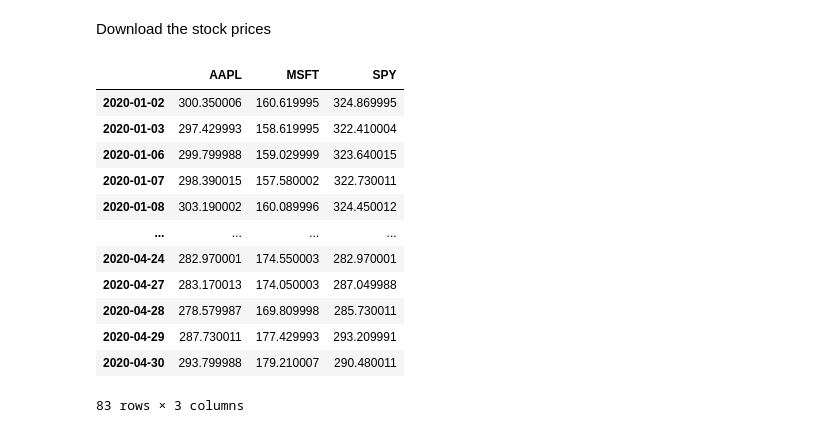
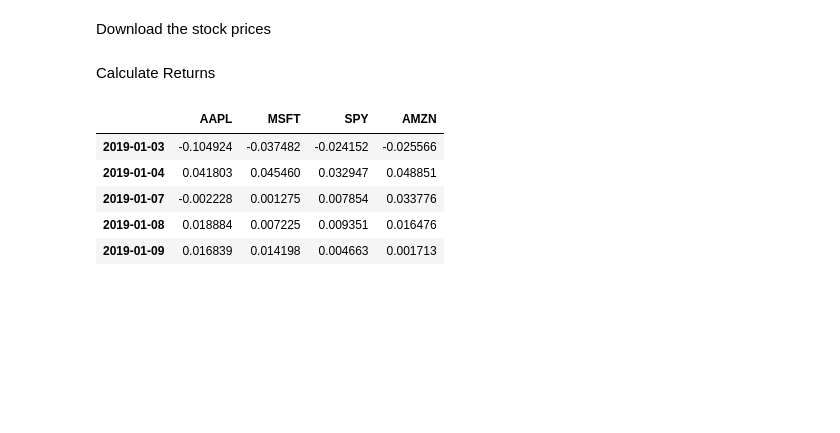
Before and after one commit to mateomarks/Portfolio-Management, a Jupyter notebook: Monte Carlo 2020.ipynb, the cells around one changed output. Cells and saved outputs as stored; diff of their text form; code cells hidden in the pictures; blank space fills up the shorter version.

```diff
--- a/Monte Carlo 2020.ipynb
+++ b/Monte Carlo 2020.ipynb
@@ -19,8 +20,9 @@ Download the stock prices
 ticker = 'AAPL'
 ticker2 = 'MSFT'
 ticker3 = 'SPY'
+ticker4 = 'AMZN'
 freq = 'daily'
-start_date = '2020-01-01'
+start_date = '2019-01-01'
 end_date = '2020-05-01'
 
 
@@ -36,6 +38,8 @@ def clean_stock_data(stock_data_list):
 aapl_financials = YahooFinancials(ticker)
 mfst_financials = YahooFinancials(ticker2)
 spy_financials = YahooFinancials(ticker3)
+amzn_financials = YahooFinancials(ticker4)
+
 
 
 # Clean returned stock history data and remove dividend events from price history
@@ -46,38 +50,43 @@ daily_msft_data = clean_stock_data(mfst_financials
                                      .get_historical_price_data(start_date, end_date, freq)[ticker2]['prices'])
 daily_spy_data = clean_stock_data(spy_financials
                                      .get_historical_price_data(start_date, end_date, freq)[ticker3]['prices'])
+daily_amzn_data = clean_stock_data(amzn_financials
+                                     .get_historical_price_data(start_date, end_date, freq)[ticker4]['prices'])
+
 
 # Function to construct data frame based on a stock and it's market index
-def build_data_frame(data_list1, data_list2, data_list3):
+def build_data_frame(data_list1, data_list2, data_list3, data_list4):
     data_dict = {}
     i = 0
     for list_item in data_list2:
         if 'type' not in list_item.keys():
             data_dict.update({list_item['formatted_date']: {'SPY': data_list3[i]['close'],
                                                             'AAPL': data_list1[i]['close'],
-                                                            'MSFT': data_list2[i]['close']
+                                                            'MSFT': data_list2[i]['close'],
+                                                            'AMZN': data_list4[i]['close']
                                                             }})
             i += 1
     tseries = pd.to_datetime(list(data_dict.keys()))
     df = pd.DataFrame(data=list(data_dict.values()), index=tseries,
-                      columns=['AAPL', 'MSFT', 'SPY']).sort_index()
+                      columns=['AAPL', 'MSFT', 'SPY', 'AMZN']).sort_index()
     return df
 
-build_data_frame(daily_aapl_data, daily_msft_data, daily_spy_data)
+rawdata = build_data_frame(daily_aapl_data, daily_msft_data, daily_spy_data, daily_amzn_data)
 
 ## Code from:
 ## https://stackoverflow.com/questions/49705047/downloading-mutliple-stocks-at-once-from-yahoo-finance-python
-# %% [output]
-|  | AAPL | MSFT | SPY |
-| 2020-01-02 | 300.350006 | 160.619995 | 324.869995 |
-| 2020-01-03 | 297.429993 | 158.619995 | 322.410004 |
-| 2020-01-06 | 299.799988 | 159.029999 | 323.640015 |
-| 2020-01-07 | 298.390015 | 157.580002 | 322.730011 |
-| 2020-01-08 | 303.190002 | 160.089996 | 324.450012 |
-| ... | ... | ... | ... |
-| 2020-04-24 | 282.970001 | 174.550003 | 282.970001 |
-| 2020-04-27 | 283.170013 | 174.050003 | 287.049988 |
-| 2020-04-28 | 278.579987 | 169.809998 | 285.730011 |
-| 2020-04-29 | 287.730011 | 177.429993 | 293.209991 |
-| 2020-04-30 | 293.799988 | 179.210007 | 290.480011 |
-83 rows × 3 columns
+# %% [markdown]
+Calculate Returns
+# %%
+returns = np.log(rawdata/rawdata.shift(1))
+returns.columns = ['AAPL','MSFT','SPY','AMZN']
+returns = returns[1:]
+
+returns.head()
+# %% [output]
+|  | AAPL | MSFT | SPY | AMZN |
+| 2019-01-03 | -0.104924 | -0.037482 | -0.024152 | -0.025566 |
+| 2019-01-04 | 0.041803 | 0.045460 | 0.032947 | 0.048851 |
+| 2019-01-07 | -0.002228 | 0.001275 | 0.007854 | 0.033776 |
+| 2019-01-08 | 0.018884 | 0.007225 | 0.009351 | 0.016476 |
+| 2019-01-09 | 0.016839 | 0.014198 | 0.004663 | 0.001713 |
```
Also changed, not shown: parts of 15 cells of this notebook.
